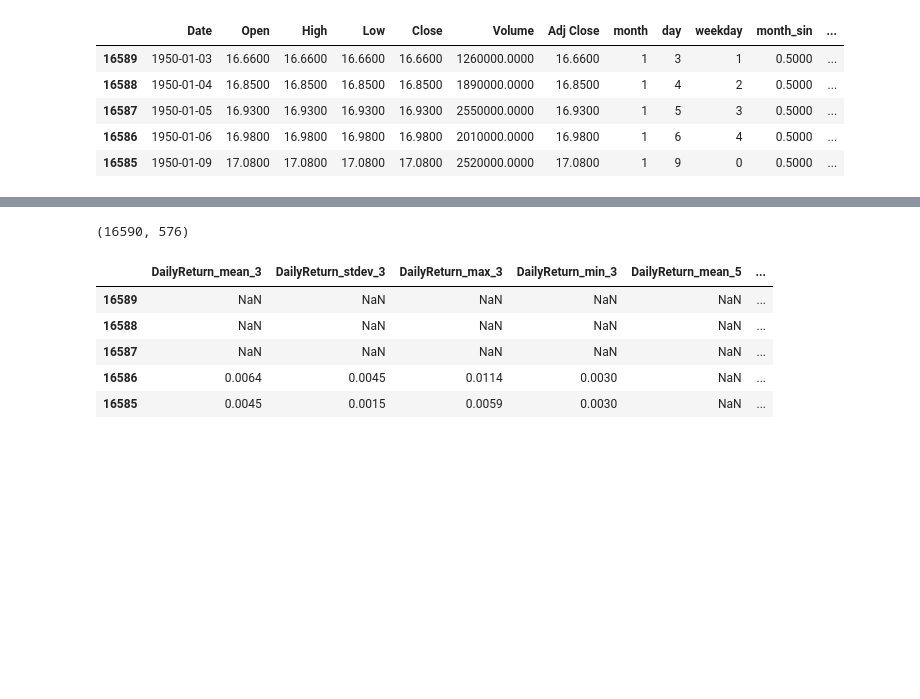
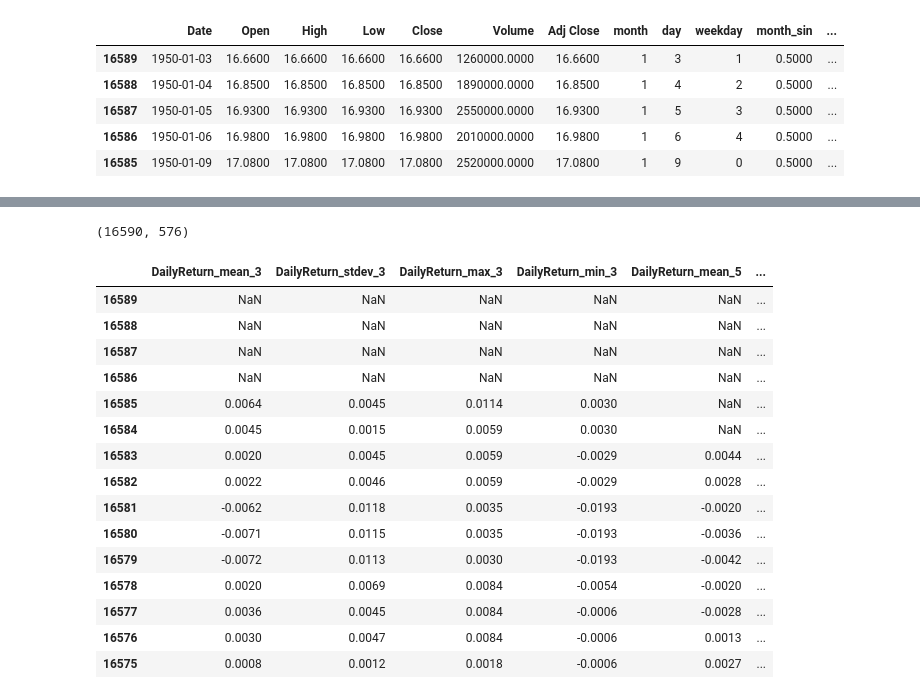
Before and after one commit to TGusciora/python-gp24, a Jupyter notebook: notebooks/001_GP24_tg_EDA_train_model.ipynb, the cells around one changed output, grey strips where cells are left out. Cells and saved outputs as stored; diff of their text form; code cells hidden in the pictures; blank space fills up the shorter version.

```diff
--- a/notebooks/001_GP24_tg_EDA_train_model.ipynb
+++ b/notebooks/001_GP24_tg_EDA_train_model.ipynb
@@ -143,6 +140,10 @@ days = [3, 5, 30, 60, 90, 120, 240, 365]
 # contains varaibles nad possible values for one hot encoding
 categories = [('month',[1,2,3,4,5,6,7,8,9,10,11,12]),
               ('weekday',[0,1,2,3,4,5,6])]
+# %%
+def display_html(data_in, n = 5):
+    print(data_in.shape)
+    display(HTML(data_in.head(n).to_html()))
 # %% [markdown]
 #### 1.2 Starting project timer and exporting requirements
 # %%
@@ -240,13 +260,22 @@ display(HTML(data5.head().to_html()))
 # %%
 data4["DailyReturn"] = data4["Close"].pct_change(periods = 1)
 data6 = gp24feat.VarDescriptiveStatistics(data_in = data4, days = days, var_name = 'DailyReturn').output()
-print(data6.shape)
-display(HTML(data6.head().to_html()))
+display_html(data6)
 # %% [output]
 (16590, 576)
 |  | DailyReturn_mean_3 | DailyReturn_stdev_3 | DailyReturn_max_3 | DailyReturn_min_3 | DailyReturn_mean_5 | ... |
 | 16589 | NaN | NaN | NaN | NaN | NaN | ... |
 | 16588 | NaN | NaN | NaN | NaN | NaN | ... |
 | 16587 | NaN | NaN | NaN | NaN | NaN | ... |
-| 16586 | 0.0064 | 0.0045 | 0.0114 | 0.0030 | NaN | ... |
-| 16585 | 0.0045 | 0.0015 | 0.0059 | 0.0030 | NaN | ... |
+| 16586 | NaN | NaN | NaN | NaN | NaN | ... |
+| 16585 | 0.0064 | 0.0045 | 0.0114 | 0.0030 | NaN | ... |
+| 16584 | 0.0045 | 0.0015 | 0.0059 | 0.0030 | NaN | ... |
+| 16583 | 0.0020 | 0.0045 | 0.0059 | -0.0029 | 0.0044 | ... |
+| 16582 | 0.0022 | 0.0046 | 0.0059 | -0.0029 | 0.0028 | ... |
+| 16581 | -0.0062 | 0.0118 | 0.0035 | -0.0193 | -0.0020 | ... |
+| 16580 | -0.0071 | 0.0115 | 0.0035 | -0.0193 | -0.0036 | ... |
+| 16579 | -0.0072 | 0.0113 | 0.0030 | -0.0193 | -0.0042 | ... |
+| 16578 | 0.0020 | 0.0069 | 0.0084 | -0.0054 | -0.0020 | ... |
+| 16577 | 0.0036 | 0.0045 | 0.0084 | -0.0006 | -0.0028 | ... |
+| 16576 | 0.0030 | 0.0047 | 0.0084 | -0.0006 | 0.0013 | ... |
+| 16575 | 0.0008 | 0.0012 | 0.0018 | -0.0006 | 0.0027 | ... |
```
Also changed, not shown: parts of 10 cells of this notebook, 1 other file.
